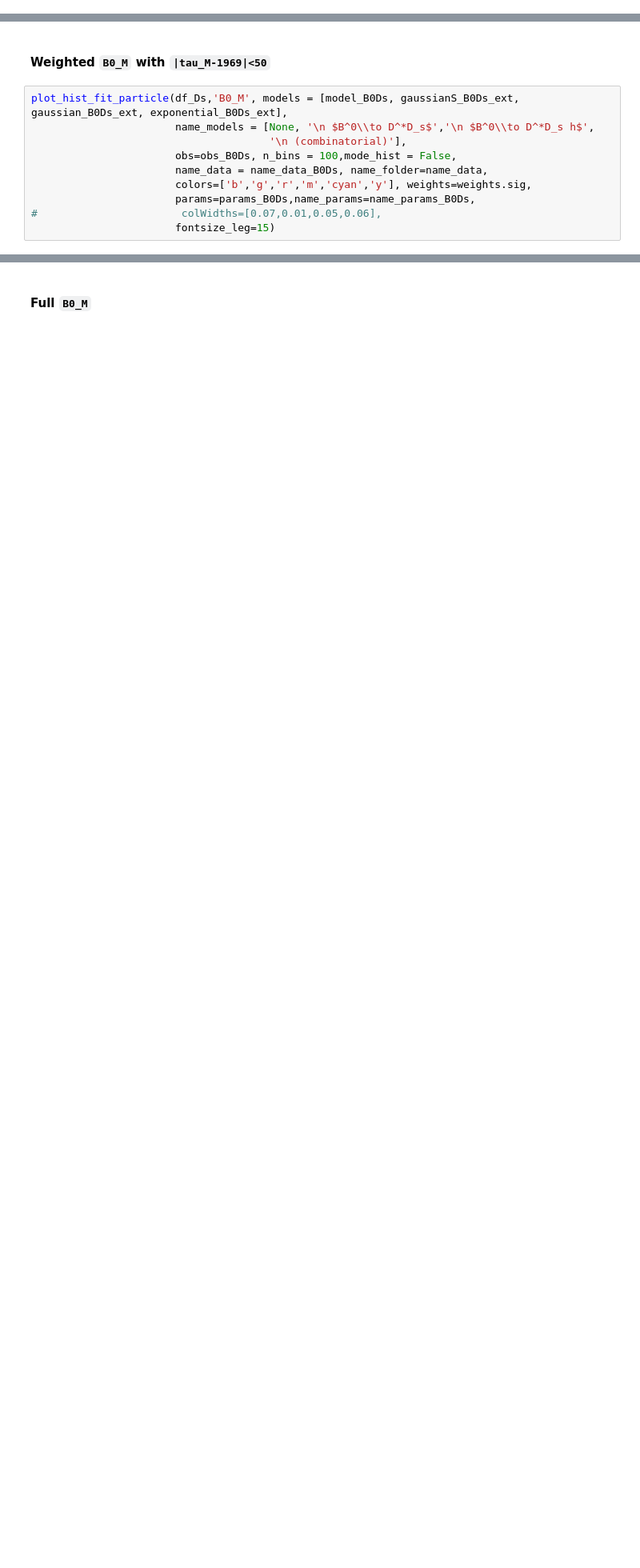
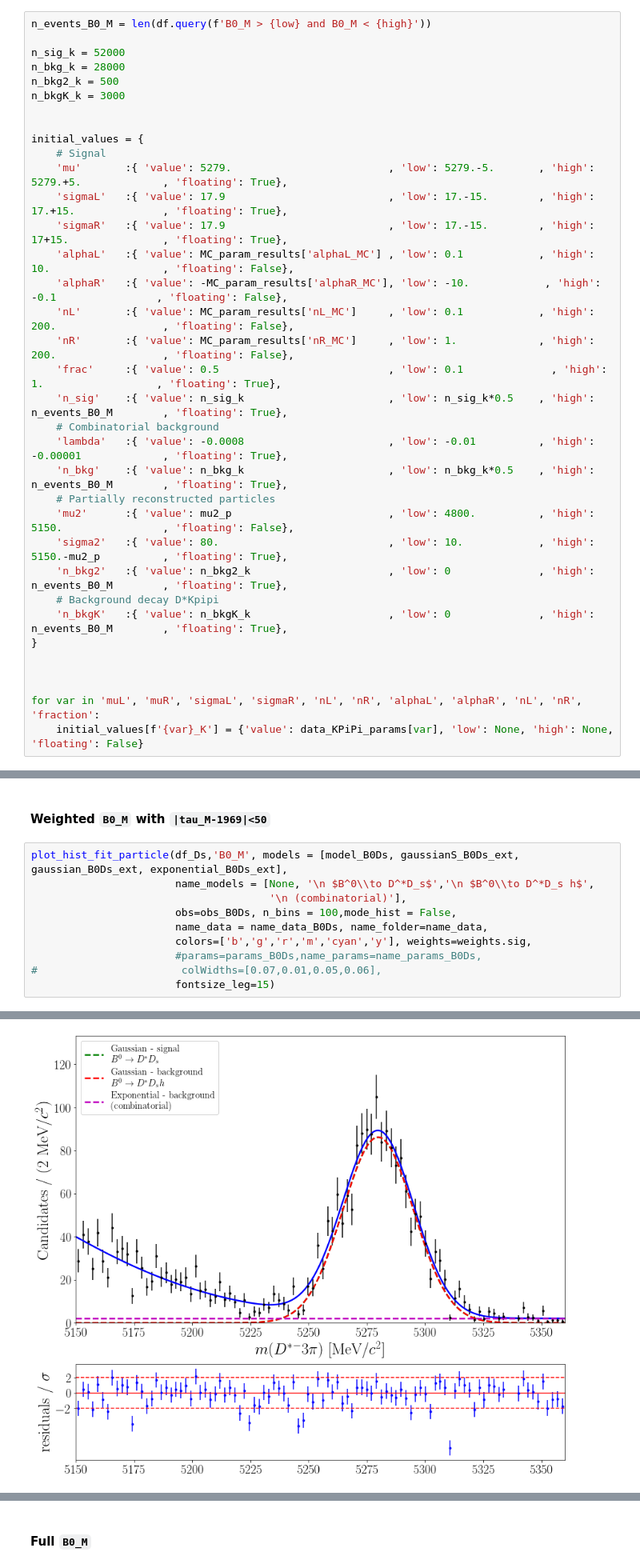
Before and after one commit to donalhill/bd2dst3pi, a Jupyter notebook: notebooks/3.Fit/V8 - with sPlots/fit_all_data_V8_simultaneous_fit.ipynb, the cells around one changed output, grey strips where cells are left out. Shown at 80% size. Saved outputs shown, nothing was run; the diff lists cells and outputs as text; blank space fills up the shorter version.

```diff
--- a/notebooks/3.Fit/V8 - with sPlots/fit_all_data_V8_simultaneous_fit.ipynb
+++ b/notebooks/3.Fit/V8 - with sPlots/fit_all_data_V8_simultaneous_fit.ipynb
@@ -187,3 +132,38 @@ for var in 'muL', 'muR', 'sigmaL', 'sigmaR', 'nL', 'nR', 'alphaL', 'alphaR', 'nL
+# %%
+n_events_B0_M = len(df.query(f'B0_M > {low} and B0_M < {high}'))
+
+n_sig_k = 52000
+n_bkg_k = 28000
+n_bkg2_k = 500
+n_bkgK_k = 3000
+
+
+initial_values = {
+    # Signal
+    'mu'       :{ 'value': 5279.                         , 'low': 5279.-5.       , 'high': 5279.+5.             , 'floating': True},
+    'sigmaL'   :{ 'value': 17.9                          , 'low': 17.-15.        , 'high': 17.+15.              , 'floating': True},
+    'sigmaR'   :{ 'value': 17.9                          , 'low': 17.-15.        , 'high': 17+15.               , 'floating': True},
+    'alphaL'   :{ 'value': MC_param_results['alphaL_MC'] , 'low': 0.1            , 'high': 10.                  , 'floating': False},
+    'alphaR'   :{ 'value': -MC_param_results['alphaR_MC'], 'low': -10.            , 'high': -0.1                , 'floating': False},
+    'nL'       :{ 'value': MC_param_results['nL_MC']     , 'low': 0.1            , 'high': 200.                 , 'floating': False},
+    'nR'       :{ 'value': MC_param_results['nR_MC']     , 'low': 1.             , 'high': 200.                 , 'floating': False},
+    'frac'     :{ 'value': 0.5                           , 'low': 0.1              , 'high': 1.                  , 'floating': True},
+    'n_sig'    :{ 'value': n_sig_k                       , 'low': n_sig_k*0.5    , 'high': n_events_B0_M        , 'floating': True},
+    # Combinatorial background
+    'lambda'   :{ 'value': -0.0008                       , 'low': -0.01          , 'high': -0.00001             , 'floating': True},
+    'n_bkg'    :{ 'value': n_bkg_k                       , 'low': n_bkg_k*0.5    , 'high': n_events_B0_M        , 'floating': True},
+    # Partially reconstructed particles
+    'mu2'      :{ 'value': mu2_p                         , 'low': 4800.          , 'high': 5150.                , 'floating': False},
+    'sigma2'   :{ 'value': 80.                           , 'low': 10.            , 'high': 5150.-mu2_p          , 'floating': True},
+    'n_bkg2'   :{ 'value': n_bkg2_k                      , 'low': 0              , 'high': n_events_B0_M        , 'floating': True},
+    # Background decay D*Kpipi
+    'n_bkgK'   :{ 'value': n_bkgK_k                      , 'low': 0              , 'high': n_events_B0_M        , 'floating': True},
+}
+
+
+
+for var in 'muL', 'muR', 'sigmaL', 'sigmaR', 'nL', 'nR', 'alphaL', 'alphaR', 'nL', 'nR', 'fraction':
+    initial_values[f'{var}_K'] = {'value': data_KPiPi_params[var], 'low': None, 'high': None, 'floating': False}
 # %% [markdown]
 ## Simultaneous fit
 # %% [markdown]
@@ -349,6 +335,7 @@ plot_hist_fit_particle(df_Ds,'B0_M', models = [model_B0Ds, gaussianS_B0Ds_ext, g
                        obs=obs_B0Ds, n_bins = 100,mode_hist = False,
                        name_data = name_data_B0Ds, name_folder=name_data,
                        colors=['b','g','r','m','cyan','y'], weights=weights.sig,
-                       params=params_B0Ds,name_params=name_params_B0Ds,
+                       #params=params_B0Ds,name_params=name_params_B0Ds,
 #                       colWidths=[0.07,0.01,0.05,0.06],
                        fontsize_leg=15)
+# %% [output]
@@ -354,0 +343 @@ plot_hist_fit_particle(df_Ds,'B0_M', models = [model_B0Ds, gaussianS_B0Ds_ext, g
+[figure, added]
```
Also changed, not shown: parts of 13 cells of this notebook, 5 other files.
